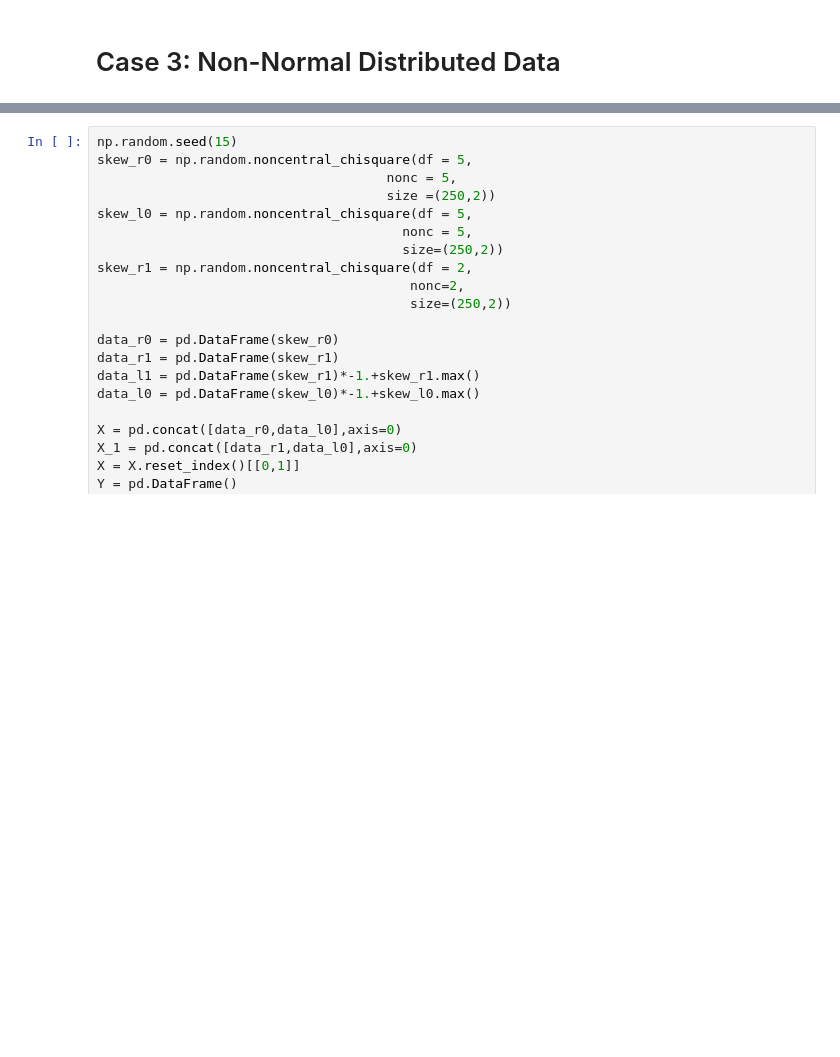
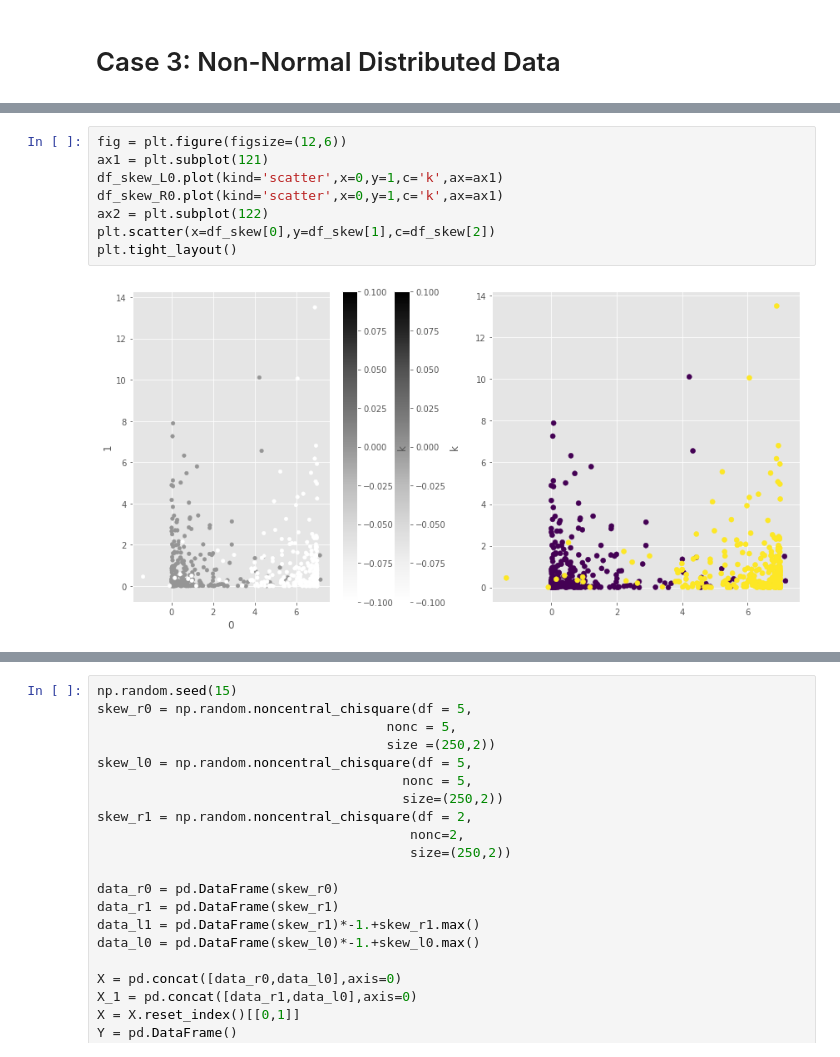
Before and after one commit to areichel90/DS5220-NaiveBayes, a Jupyter notebook: Dataset_Gen.ipynb, the cells around one changed output, grey strips where cells are left out. Cells and saved outputs as stored; diff of their text form; blank space fills up the shorter version.

```diff
--- a/Dataset_Gen.ipynb
+++ b/Dataset_Gen.ipynb
@@ -207,0 +261,10 @@ for i in X_df:
+# %%
+fig = plt.figure(figsize=(12,6))
+ax1 = plt.subplot(121)
+df_skew_L0.plot(kind='scatter',x=0,y=1,c='k',ax=ax1)
+df_skew_R0.plot(kind='scatter',x=0,y=1,c='k',ax=ax1)
+ax2 = plt.subplot(122)
+plt.scatter(x=df_skew[0],y=df_skew[1],c=df_skew[2])
+plt.tight_layout()
+# %% [output]
+[figure, added]
```
Also changed, not shown: parts of 9 cells of this notebook, 1 other file.
